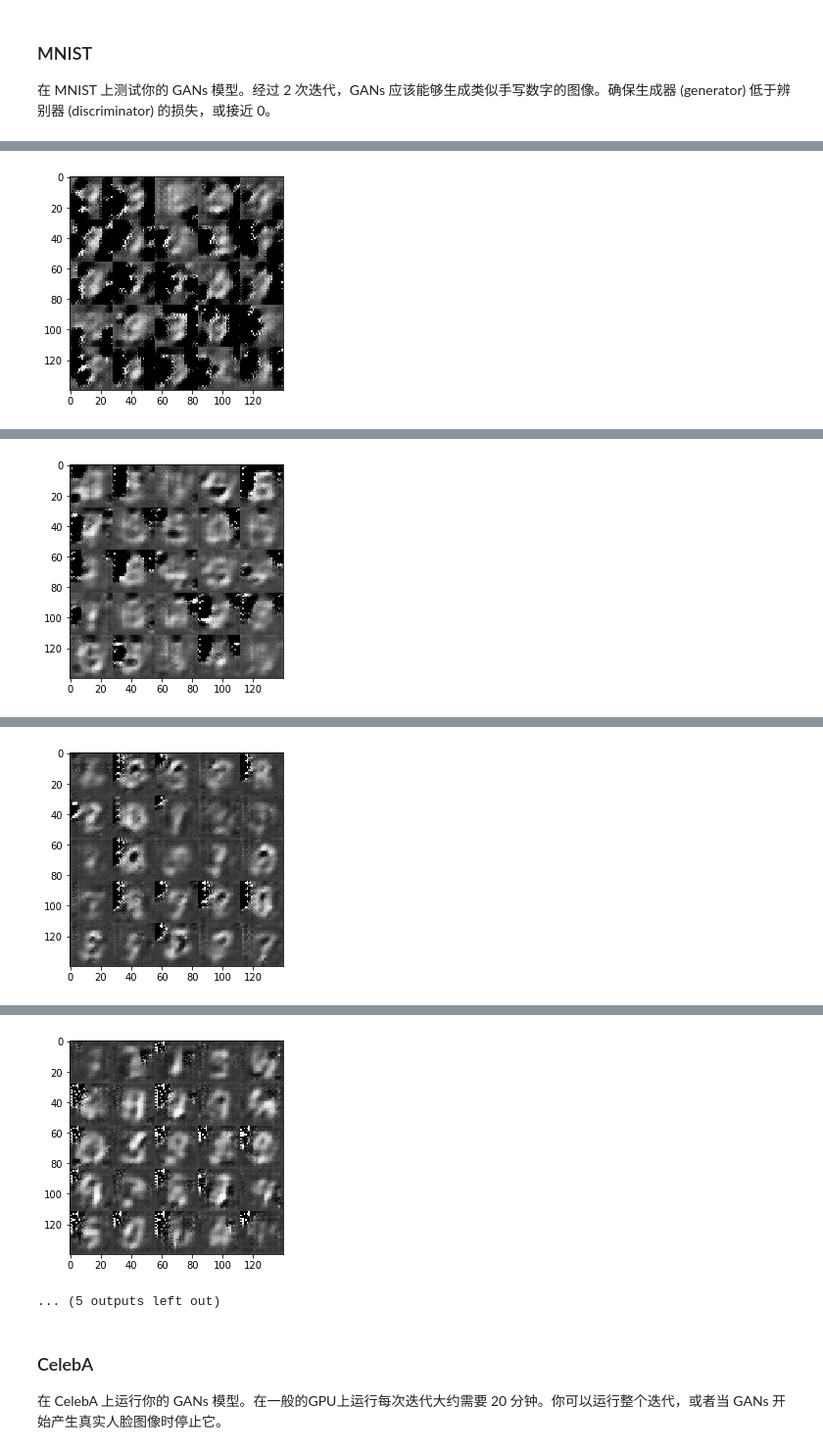
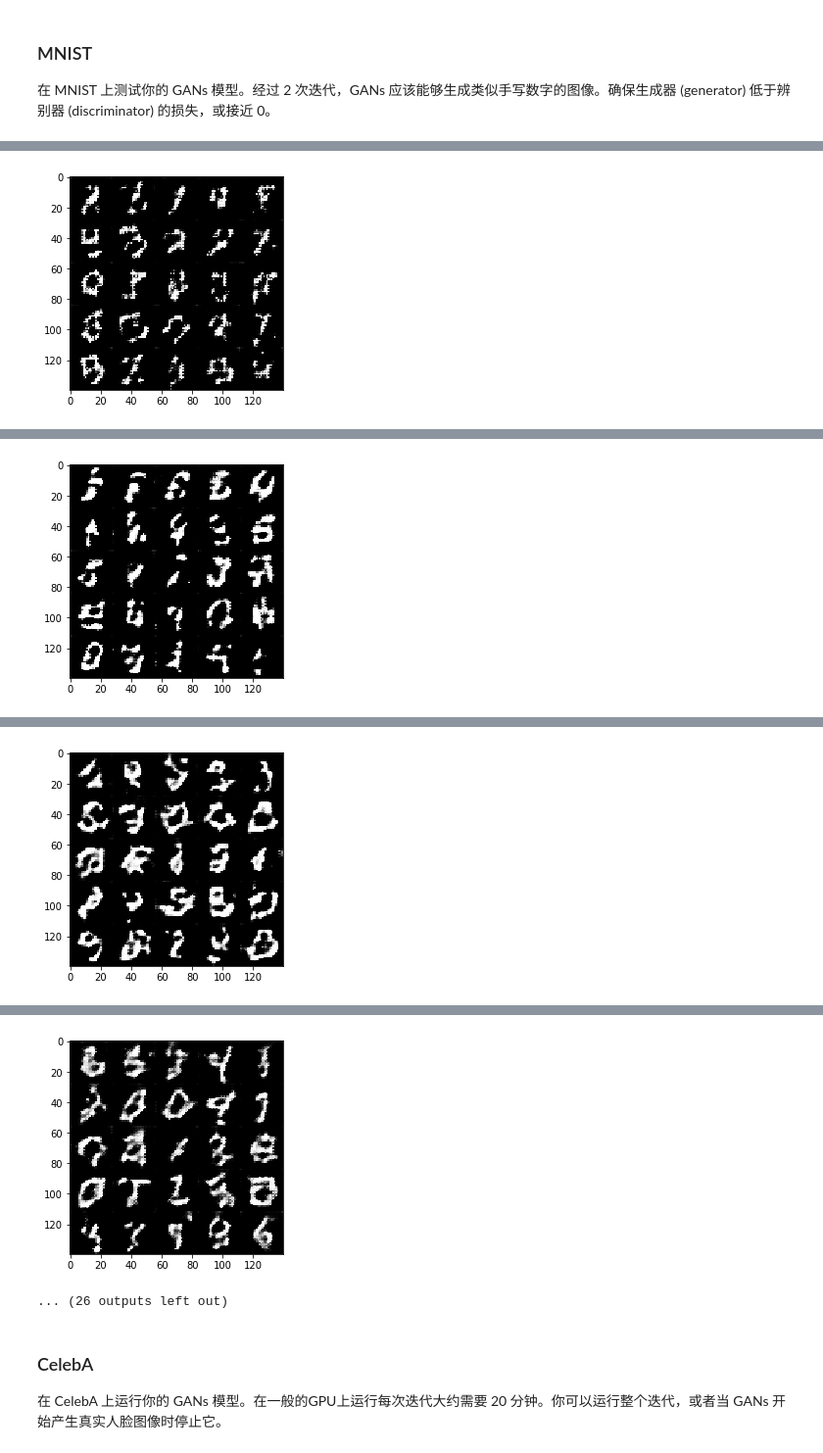
Before and after one commit to zizhazhu/face-generation, a Jupyter notebook: dlnd_face_generation.ipynb, the cells around one changed output, grey strips where cells are left out. Shown at 98% size. Drawn from its saved outputs; the diff is of its cells as text; code cells hidden in the pictures.

```diff
--- a/dlnd_face_generation.ipynb
+++ b/dlnd_face_generation.ipynb
@@ -237,12 +237,14 @@ def model_loss(input_real, input_z, out_channel_dim):
     :param out_channel_dim: The number of channels in the output image
     :return: A tuple of (discriminator loss, generator loss)
     """
+    smooth = 0.1
+
     g_model = generator(input_z, out_channel_dim)
     d_model_real, d_logits_real = discriminator(input_real)
     d_model_fake, d_logits_fake = discriminator(g_model, reuse=True)
 
     d_loss_real = tf.reduce_mean(
-        tf.nn.sigmoid_cross_entropy_with_logits(logits=d_logits_real, labels=tf.ones_like(d_model_real)))
+        tf.nn.sigmoid_cross_entropy_with_logits(logits=d_logits_real, labels=tf.ones_like(d_model_real) * (1 - smooth)))
     d_loss_fake = tf.reduce_mean(
         tf.nn.sigmoid_cross_entropy_with_logits(logits=d_logits_fake, labels=tf.zeros_like(d_model_fake)))
     g_loss = tf.reduce_mean(
@@ -353,6 +355,7 @@ def train(epoch_count, batch_size, z_dim, learning_rate, beta1, get_batches, dat
         for epoch_i in range(epoch_count):
             for batch_images in get_batches(batch_size):
                 steps += 1
+                batch_images *= 2
                 batch_z = np.random.uniform(-1, 1, size=(batch_size, z_dim))
 
                 _ = sess.run(d_opt, feed_dict={input_real: batch_images, input_z: batch_z, learning_rate_ph: learning_rate})
@@ -361,19 +364,21 @@ def train(epoch_count, batch_size, z_dim, learning_rate, beta1, get_batches, dat
                 if steps % 10 == 0:
                     train_loss_d = d_loss.eval(feed_dict={input_real: batch_images, input_z: batch_z})
                     train_loss_g = g_loss.eval(feed_dict={input_z: batch_z})
-                    print("Epoch {}/{}...".format(epoch_i, epoch_count),
+                    print("Epoch {}/{}...".format(epoch_i + 1, epoch_count),
                           "Discriminator Loss: {:.4f}...".format(train_loss_d),
                           "Generator Loss: {:.4f}...".format(train_loss_g))
 
                 if steps % 100 == 0:
                     show_generator_output(sess, 25, input_z, data_shape[3], data_image_mode)
+
+        show_generator_output(sess, 25, input_z, data_shape[3], data_image_mode)
 # %% [markdown]
 ### MNIST
 在 MNIST 上测试你的 GANs 模型。经过 2 次迭代，GANs 应该能够生成类似手写数字的图像。确保生成器 (generator) 低于辨别器 (discriminator) 的损失，或接近 0。
 # %%
-batch_size = 128
+batch_size = 64
 z_dim = 100
-learning_rate = 0.001
+learning_rate = 0.002
 beta1 = 0.5
 
 
@@ -422 +427 @@ Epoch 0/2... Discriminator Loss: 0.3286... Generator Loss: 4.0707...
-[figure, old version]
+[figure, new version]
@@ -433 +438 @@ Epoch 0/2... Discriminator Loss: 0.2461... Generator Loss: 2.6189...
-[figure, old version]
+[figure, new version]
@@ -444 +449 @@ Epoch 1/2... Discriminator Loss: 0.7864... Generator Loss: 1.4603...
-[figure, old version]
+[figure, new version]
@@ -455,5 +460,5 @@ Epoch 1/2... Discriminator Loss: 0.6832... Generator Loss: 1.2495...
-[figure, old version]
+[figure, new version]
-... (5 outputs left out)
+... (26 outputs left out)
 # %% [markdown]
 ### CelebA
 在 CelebA 上运行你的 GANs 模型。在一般的GPU上运行每次迭代大约需要 20 分钟。你可以运行整个迭代，或者当 GANs 开始产生真实人脸图像时停止它。
```
Also changed, not shown: parts of 2 cells of this notebook.
